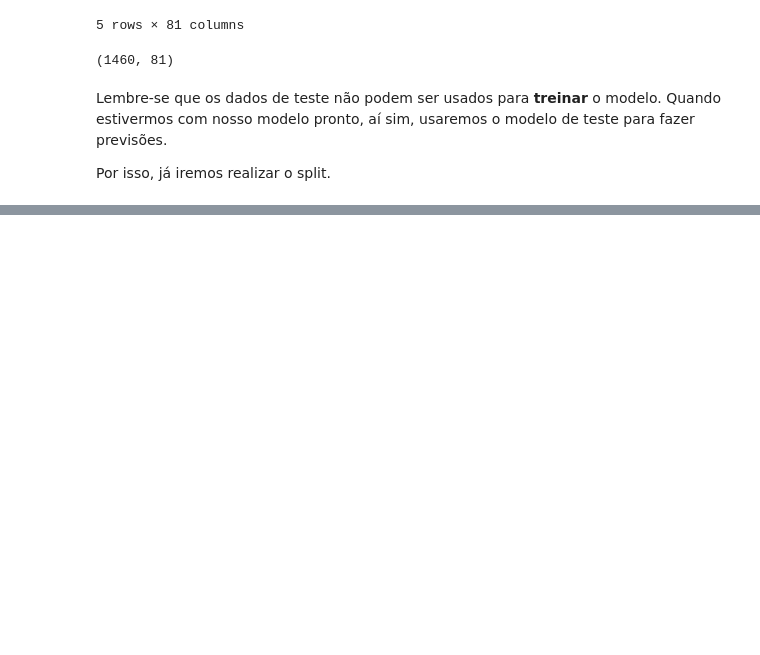
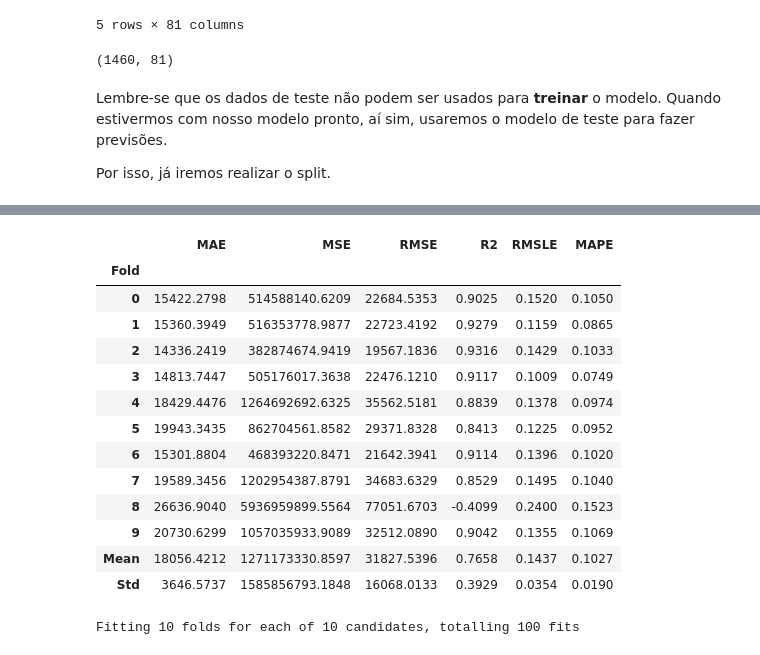
Before and after one commit to JhonnyLimachi/Sigmoidal, a Jupyter notebook: 38_Regressão_com_PyCaret.ipynb, the cells around one changed output, grey strips where cells are left out. Saved outputs shown, nothing was run; the diff lists cells and outputs as text; code cells hidden in the pictures; blank space fills up the shorter version.

```diff
--- a/38_Regressão_com_PyCaret.ipynb
+++ b/38_Regressão_com_PyCaret.ipynb
@@ -65,0 +277,4 @@ Por isso, já iremos realizar o split.
+# %%
+# tuning de parâmetros
+tuned_gbr = tune_model(gbr, optimize='R2')
+# %% [output]
@@ -65,0 +282,15 @@ Por isso, já iremos realizar o split.
+|  | MAE | MSE | RMSE | R2 | RMSLE | MAPE |
+| Fold |  |  |  |  |  |  |
+| 0 | 15422.2798 | 514588140.6209 | 22684.5353 | 0.9025 | 0.1520 | 0.1050 |
+| 1 | 15360.3949 | 516353778.9877 | 22723.4192 | 0.9279 | 0.1159 | 0.0865 |
+| 2 | 14336.2419 | 382874674.9419 | 19567.1836 | 0.9316 | 0.1429 | 0.1033 |
+| 3 | 14813.7447 | 505176017.3638 | 22476.1210 | 0.9117 | 0.1009 | 0.0749 |
+| 4 | 18429.4476 | 1264692692.6325 | 35562.5181 | 0.8839 | 0.1378 | 0.0974 |
+| 5 | 19943.3435 | 862704561.8582 | 29371.8328 | 0.8413 | 0.1225 | 0.0952 |
+| 6 | 15301.8804 | 468393220.8471 | 21642.3941 | 0.9114 | 0.1396 | 0.1020 |
+| 7 | 19589.3456 | 1202954387.8791 | 34683.6329 | 0.8529 | 0.1495 | 0.1040 |
+| 8 | 26636.9040 | 5936959899.5564 | 77051.6703 | -0.4099 | 0.2400 | 0.1523 |
+| 9 | 20730.6299 | 1057035933.9089 | 32512.0890 | 0.9042 | 0.1355 | 0.1069 |
+| Mean | 18056.4212 | 1271173330.8597 | 31827.5396 | 0.7658 | 0.1437 | 0.1027 |
+| Std | 3646.5737 | 1585856793.1848 | 16068.0133 | 0.3929 | 0.0354 | 0.0190 |
+Fitting 10 folds for each of 10 candidates, totalling 100 fits
```
Also changed, not shown: parts of 20 cells of this notebook.
